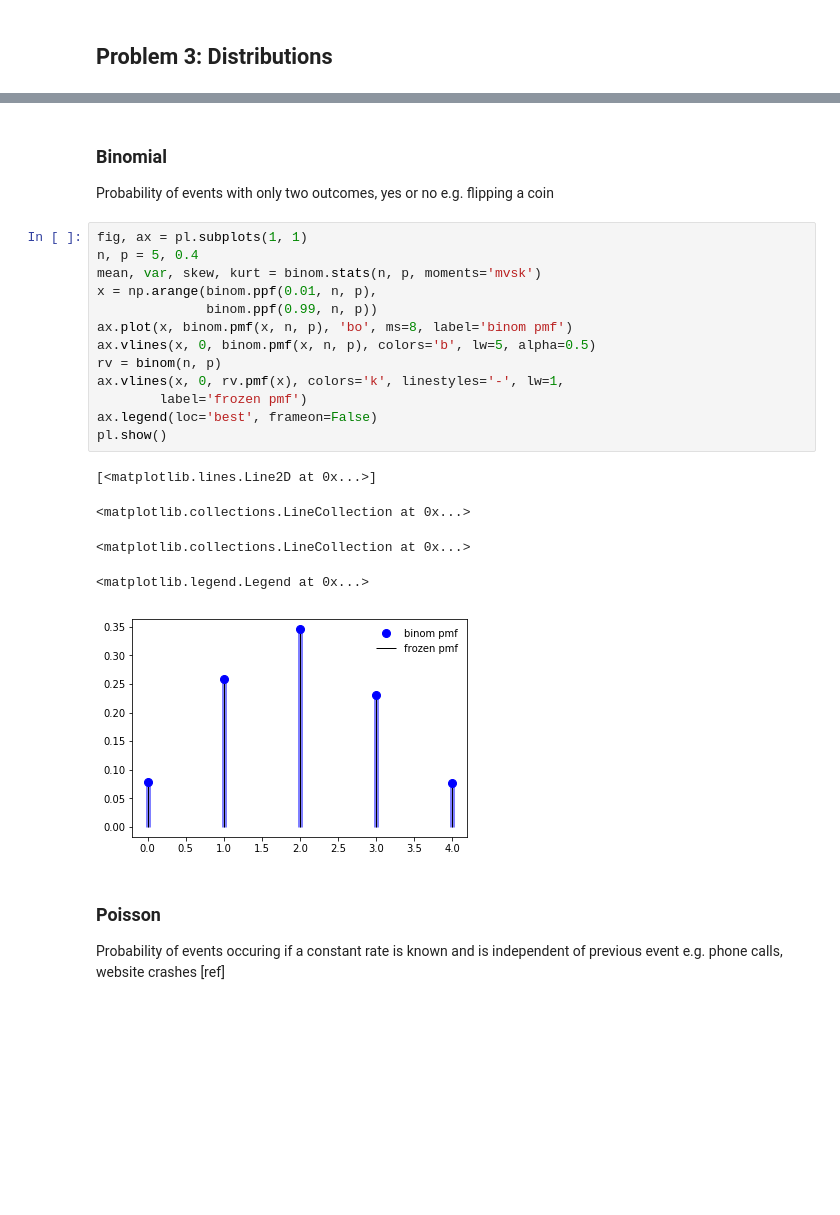
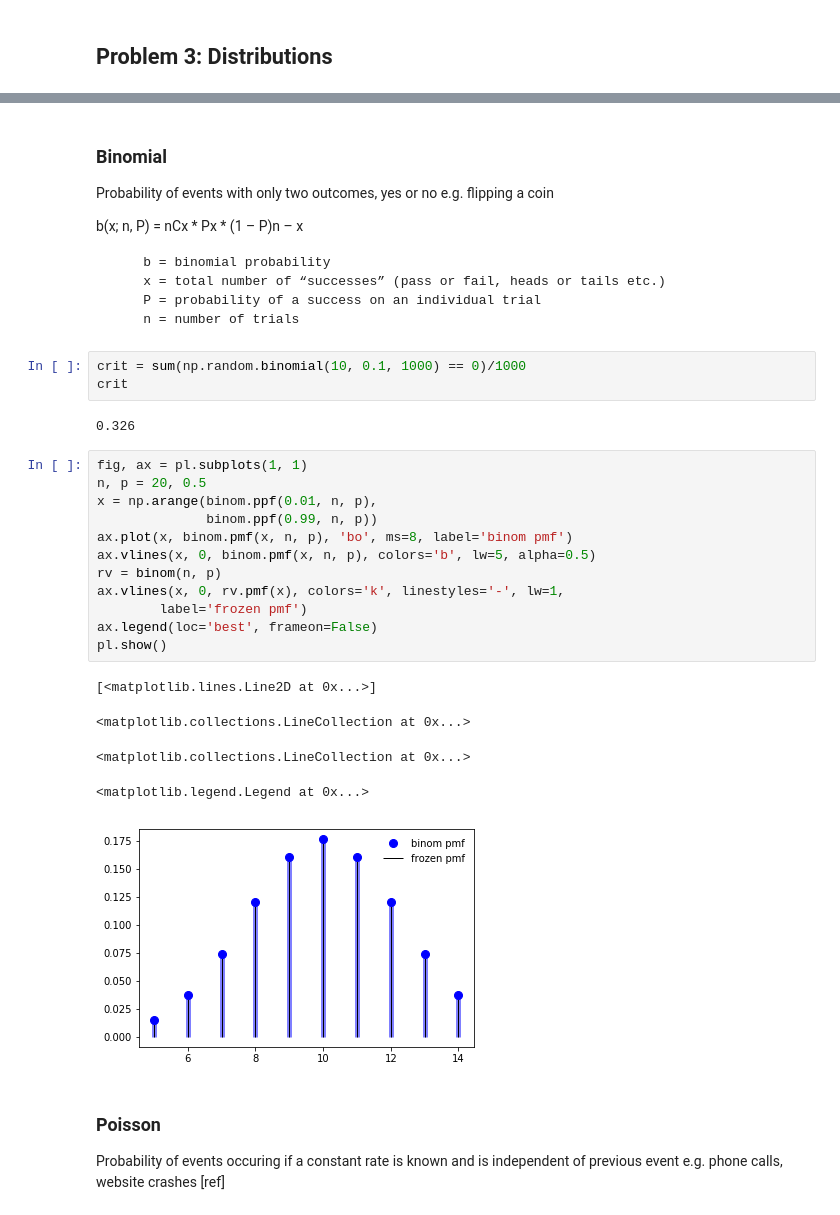
Before and after one commit to Spider-Mannix/NumRandProj, a Jupyter notebook: numpy.random Project.ipynb, the cells around one changed output, grey strips where cells are left out. Drawn from its saved outputs; the diff is of its cells as text; blank space fills up the shorter version.

```diff
--- a/numpy.random Project.ipynb
+++ b/numpy.random Project.ipynb
@@ -295,25 +183,36 @@ pl.plot(x, pdf)
 ### Binomial
 
 Probability of events with only two outcomes, yes or no e.g. flipping a coin
+
+b(x; n, P) = nCx * Px * (1 – P)n – x
+
+        b = binomial probability
+        x = total number of “successes” (pass or fail, heads or tails etc.)
+        P = probability of a success on an individual trial
+        n = number of trials
+# %%
+crit = sum(np.random.binomial(10, 0.1, 1000) == 0)/1000
+crit
+# %% [output]
+0.326
 # %%
 fig, ax = pl.subplots(1, 1)
-n, p = 5, 0.4
-mean, var, skew, kurt = binom.stats(n, p, moments='mvsk')
+n, p = 20, 0.5
 x = np.arange(binom.ppf(0.01, n, p),
               binom.ppf(0.99, n, p))
 ax.plot(x, binom.pmf(x, n, p), 'bo', ms=8, label='binom pmf')
 ax.vlines(x, 0, binom.pmf(x, n, p), colors='b', lw=5, alpha=0.5)
 rv = binom(n, p)
 ax.vlines(x, 0, rv.pmf(x), colors='k', linestyles='-', lw=1,
         label='frozen pmf')
 ax.legend(loc='best', frameon=False)
 pl.show()
 # %% [output]
 [<matplotlib.lines.Line2D at 0x...>]
 <matplotlib.collections.LineCollection at 0x...>
 <matplotlib.collections.LineCollection at 0x...>
 <matplotlib.legend.Legend at 0x...>
-[figure, old version]
+[figure, new version]
 # %% [markdown]
 ### Poisson
 
```
Also changed, not shown: parts of 29 cells of this notebook, 1 other file.
